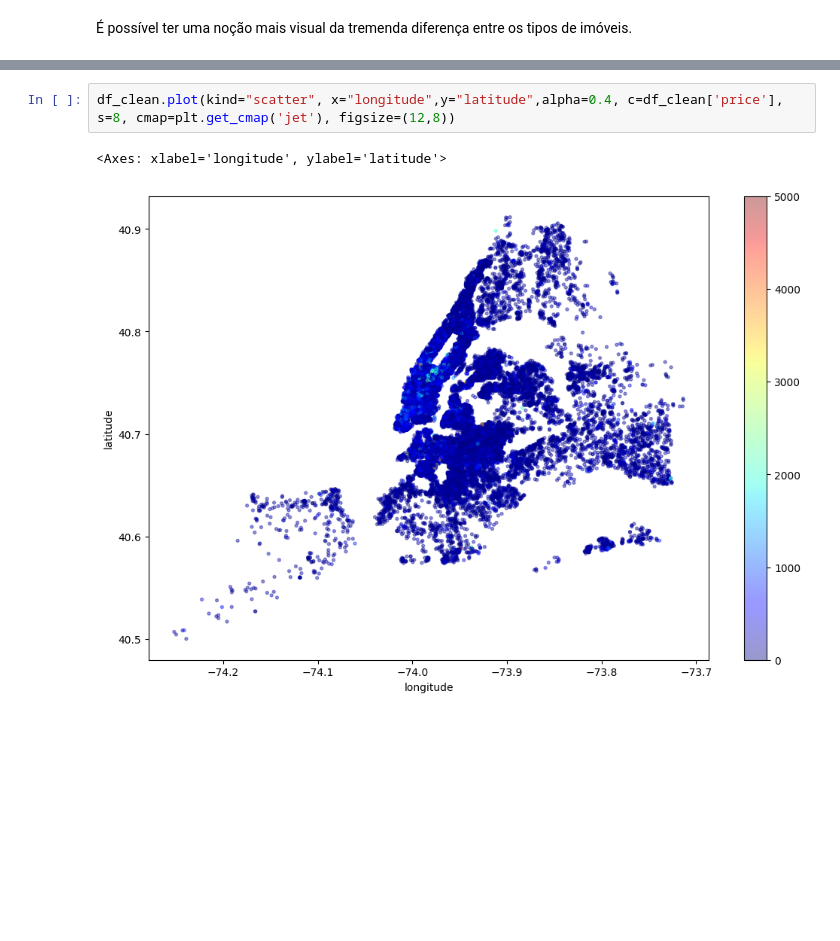
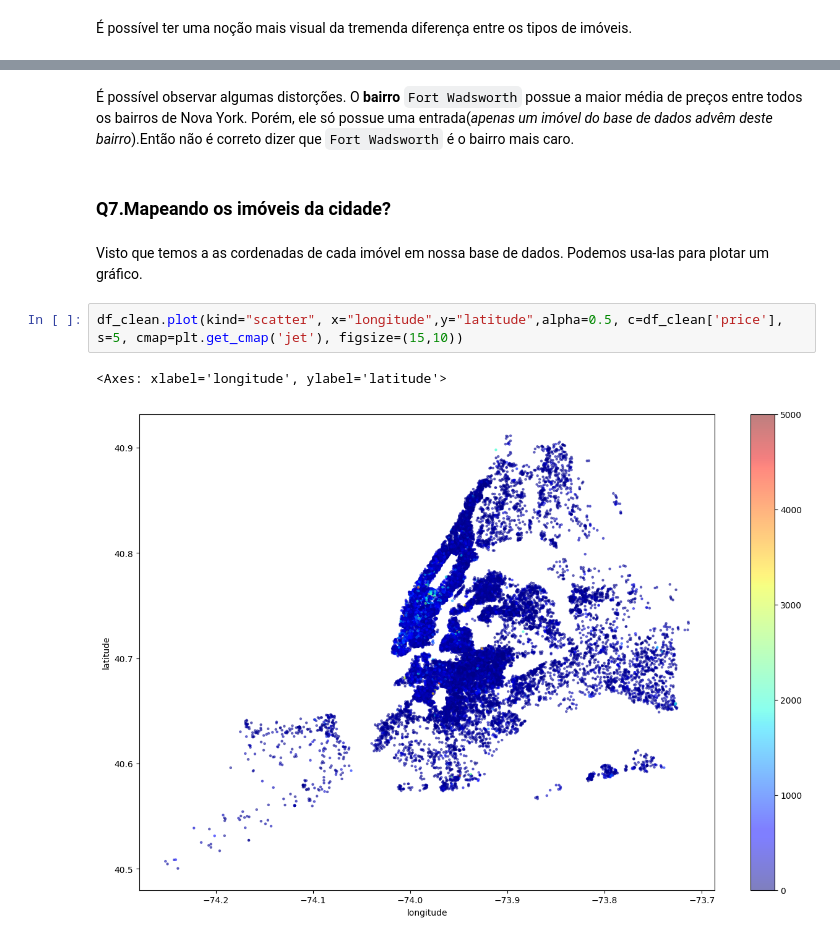
Before and after one commit to rodrigox98/analysis-airbnb-new-york-data, a Jupyter notebook: newyork_pt.ipynb, the cells around one changed output, grey strips where cells are left out. Saved outputs shown, nothing was run; the diff lists cells and outputs as text; blank space fills up the shorter version.

```diff
--- a/newyork_pt.ipynb
+++ b/newyork_pt.ipynb
@@ -374,5 +391,11 @@ df_clean[df_clean.neighbourhood == 'Fort Wadsworth']
+# %% [markdown]
+É possível observar algumas distorções. O **bairro** `Fort Wadsworth` possue a maior média de preços entre todos os bairros de Nova York. Porém, ele só possue uma entrada(*apenas um imóvel do base de dados advêm deste bairro*).Então não é correto dizer que `Fort Wadsworth` é o bairro mais caro.
+# %% [markdown]
+### Q7.Mapeando os imóveis da cidade?
+# %% [markdown]
+Visto que temos a as cordenadas de cada imóvel em nossa base de dados. Podemos usa-las para plotar um gráfico.
 # %%
-df_clean.plot(kind="scatter", x="longitude",y="latitude",alpha=0.4, c=df_clean['price'], s=8, cmap=plt.get_cmap('jet'), figsize=(12,8))
+df_clean.plot(kind="scatter", x="longitude",y="latitude",alpha=0.5, c=df_clean['price'], s=5, cmap=plt.get_cmap('jet'), figsize=(15,10))
 # %% [output]
 <Axes: xlabel='longitude', ylabel='latitude'>
-[figure, old version]
+[figure, new version]
```
Also changed, not shown: parts of 12 cells of this notebook.
